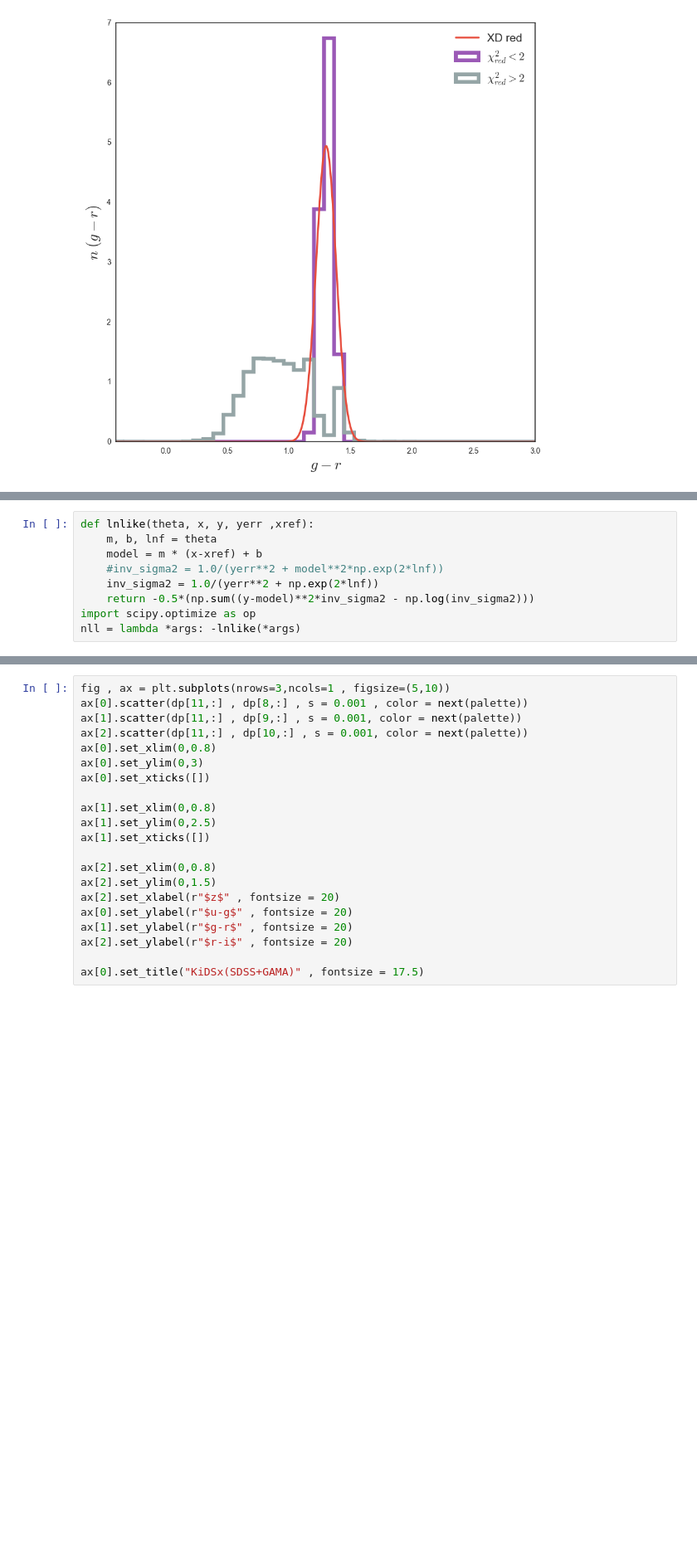
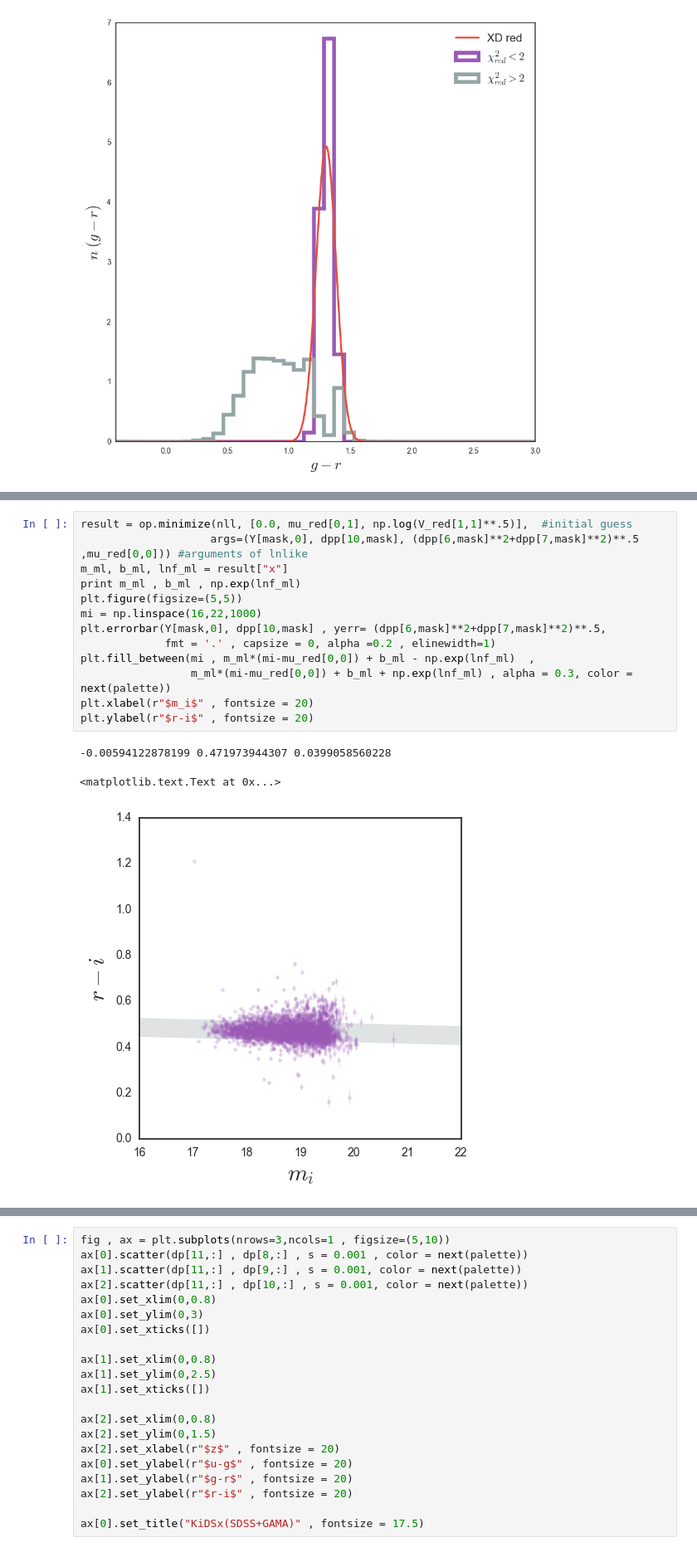
Before and after one commit to mjvakili/redsq, a Jupyter notebook: code/catalog_unifier.ipynb, the cells around one changed output, grey strips where cells are left out. Shown at 83% size. Drawn from its saved outputs; the diff is of its cells as text; blank space fills up the shorter version.

```diff
--- a/code/catalog_unifier.ipynb
+++ b/code/catalog_unifier.ipynb
@@ -301,9 +301,17 @@ plt.xlim(16,23)
-# %%
-def lnlike(theta, x, y, yerr ,xref):
-    m, b, lnf = theta
-    model = m * (x-xref) + b
-    #inv_sigma2 = 1.0/(yerr**2 + model**2*np.exp(2*lnf))
-    inv_sigma2 = 1.0/(yerr**2 + np.exp(2*lnf))
-    return -0.5*(np.sum((y-model)**2*inv_sigma2 - np.log(inv_sigma2)))
-import scipy.optimize as op
-nll = lambda *args: -lnlike(*args)
+# %%
+result = op.minimize(nll, [0.0, mu_red[0,1], np.log(V_red[1,1]**.5)],  #initial guess
+                    args=(Y[mask,0], dpp[10,mask], (dpp[6,mask]**2+dpp[7,mask]**2)**.5 ,mu_red[0,0])) #arguments of lnlike
+m_ml, b_ml, lnf_ml = result["x"]
+print m_ml , b_ml , np.exp(lnf_ml)
+plt.figure(figsize=(5,5))
+mi = np.linspace(16,22,1000)
+plt.errorbar(Y[mask,0], dpp[10,mask] , yerr= (dpp[6,mask]**2+dpp[7,mask]**2)**.5,
+             fmt = '.' , capsize = 0, alpha =0.2 , elinewidth=1)
+plt.fill_between(mi , m_ml*(mi-mu_red[0,0]) + b_ml - np.exp(lnf_ml)  ,
+                 m_ml*(mi-mu_red[0,0]) + b_ml + np.exp(lnf_ml) , alpha = 0.3, color = next(palette))
+plt.xlabel(r"$m_i$" , fontsize = 20)
+plt.ylabel(r"$r-i$" , fontsize = 20)
+# %% [output]
+-0.00594122878199 0.471973944307 0.0399058560228
+<matplotlib.text.Text at 0x...>
+[figure, added]
```
Also changed, not shown: parts of 16 cells of this notebook, 1 other file.
